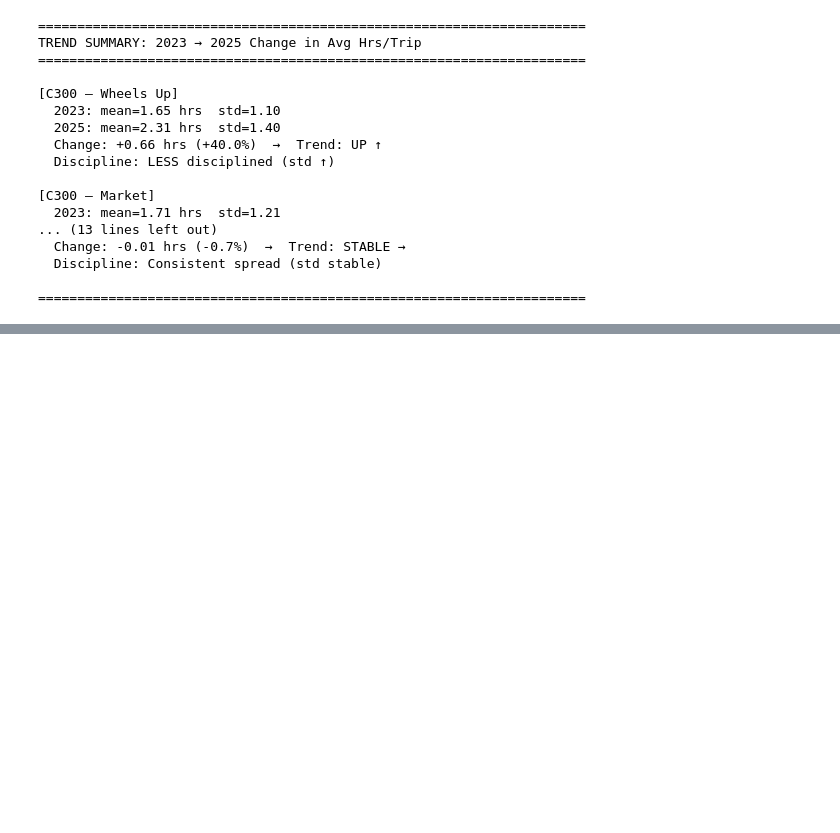
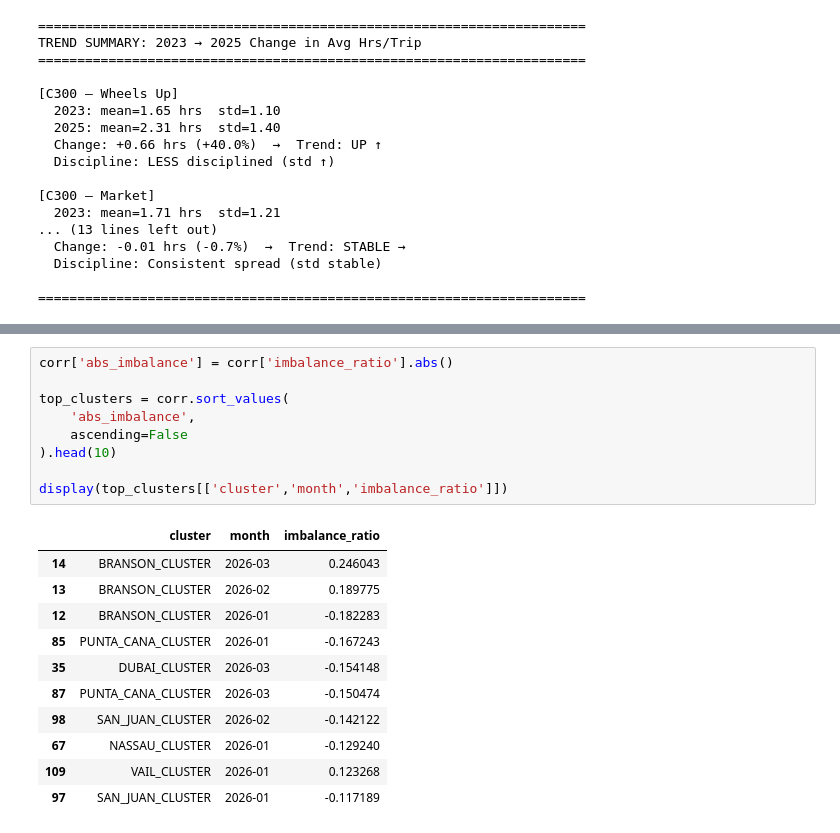
Before and after one commit to tausif-agntworksai/flight-pipeline, a Jupyter notebook: pricing/eda/vedant/WingXAnalysis_va_v3.ipynb, the cells around one changed output, grey strips where cells are left out. Cells and saved outputs as stored; diff of their text form; blank space fills up the shorter version.

```diff
--- a/pricing/eda/vedant/WingXAnalysis_va_v3.ipynb
+++ b/pricing/eda/vedant/WingXAnalysis_va_v3.ipynb
@@ -469,0 +488,21 @@ TREND SUMMARY: 2023 → 2025 Change in Avg Hrs/Trip
+# %%
+corr['abs_imbalance'] = corr['imbalance_ratio'].abs()
+
+top_clusters = corr.sort_values(
+    'abs_imbalance',
+    ascending=False
+).head(10)
+
+display(top_clusters[['cluster','month','imbalance_ratio']])
+# %% [output]
+|  | cluster | month | imbalance_ratio |
+| 14 | BRANSON_CLUSTER | 2026-03 | 0.246043 |
+| 13 | BRANSON_CLUSTER | 2026-02 | 0.189775 |
+| 12 | BRANSON_CLUSTER | 2026-01 | -0.182283 |
+| 85 | PUNTA_CANA_CLUSTER | 2026-01 | -0.167243 |
+| 35 | DUBAI_CLUSTER | 2026-03 | -0.154148 |
+| 87 | PUNTA_CANA_CLUSTER | 2026-03 | -0.150474 |
+| 98 | SAN_JUAN_CLUSTER | 2026-02 | -0.142122 |
+| 67 | NASSAU_CLUSTER | 2026-01 | -0.129240 |
+| 109 | VAIL_CLUSTER | 2026-01 | 0.123268 |
+| 97 | SAN_JUAN_CLUSTER | 2026-01 | -0.117189 |
```
Also changed, not shown: parts of 5 cells of this notebook, 1 other file.
